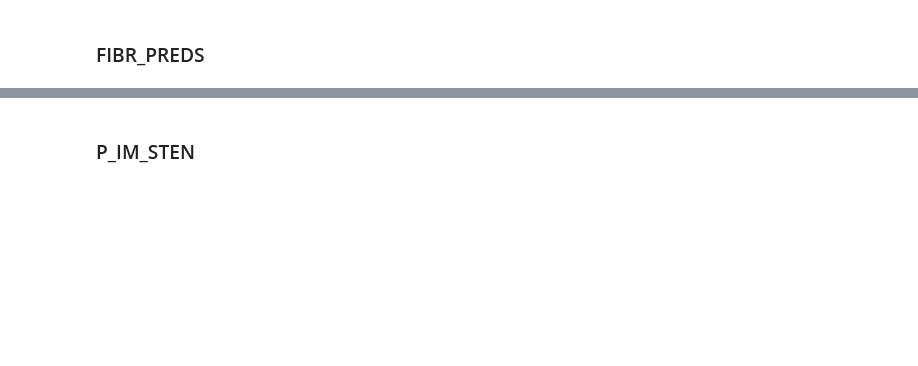
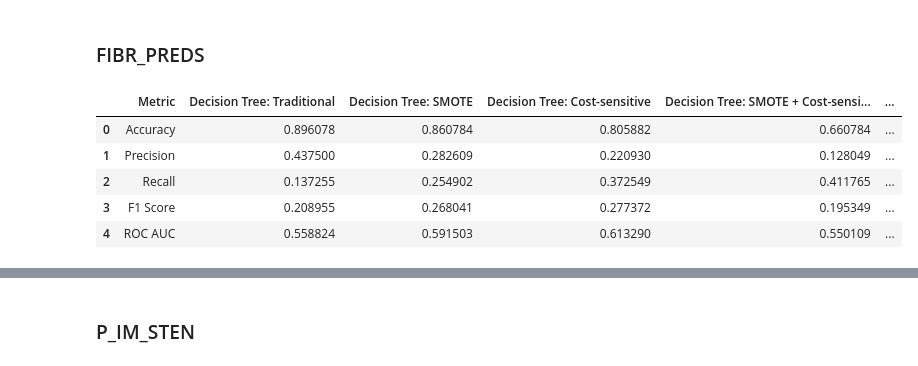
Before and after one commit to danghaidang04/Myocardial_Infraction_Complications_Analysis, a Jupyter notebook: DecisionTree.ipynb, the cells around one changed output, grey strips where cells are left out. Saved outputs shown, nothing was run; the diff lists cells and outputs as text; code cells hidden in the pictures; blank space fills up the shorter version.

```diff
--- a/DecisionTree.ipynb
+++ b/DecisionTree.ipynb
@@ -940,11 +808,10 @@ learning_curve_graph(best_model, X_train, y_train)
 # %% [markdown]
 #### Grid search
 # %%
-
-# Write random forest grid search here
+%%script false --no-raise-error # Remove if you want to run grid search
 # Define the pipeline
 pipeline = Pipeline(steps=[
-    ('smote', SMOTE(random_state=0)),
+    # ('smote', SMOTE(random_state=0)),
     ('model', RandomForestClassifier(random_state=0))
 ])
 
@@ -956,21 +823,11 @@ class_weights_rec_im = {0: 1, 1: y[3].value_counts()[0] / y[3].value_counts()[1]
 class_weights_otek_lanc = {0: 1, 1: y[4].value_counts()[0] / y[4].value_counts()[1]}
 weights = [class_weights_zsn, class_weights_fibr_preds, class_weights_p_im_sten, class_weights_rec_im, class_weights_otek_lanc]
 
-best_alphas = []
-# Post pruning
-for i in range(len(y)):
-  path = DecisionTreeClassifier(random_state=0, class_weight=weights[i]).cost_complexity_pruning_path(X_train[i], y_train[i])
-  ccp_alphas, impurities = path.ccp_alphas, path.impurities
-  best_alphas.append(ccp_alphas)
-
 # Define the hyperparameters
 param_grid = {
-    # 'smote__sampling_strategy': [0.4, 0.5, 0.6, 0.65, 0.7, 0.75, 0.8, 0.85, 0.9, 1.0],
-    'model__n_estimators': [25, 50, 75],
-    # 'model__max_depth': range(3, 10, 1),
-    'model__min_samples_split': range(5, 60, 5),
-    # 'model__min_samples_leaf': range(5, 40, 5),
-    # 'model__class_weight': [{0: 1, 1: 3}, {0: 1, 1: 3.5}, {0: 1, 1: 9}, {0: 1, 1: 9.5}, {0: 1, 1: 10}, {0: 1, 1: 10.5}, {0: 1, 1: 11}],
+    'model__n_estimators': [50, 100, 150],
+    'model__max_depth': range(3, 10, 1),
+    'model__min_samples_leaf': range(10, 40, 5),
 }
 
 # Define cross validation method
@@ -980,11 +837,10 @@ cv = StratifiedKFold(n_splits=10, shuffle=True, random_state=0)
 best_model = []
 best_params = []
 
-for i in range(len(y)):
-    param_grid["model__ccp_alpha"] = best_alphas[i]
+for i in [2]:
     param_grid["model__class_weight"] = [weights[i]]
     # Define the grid search
-    grid_search = GridSearchCV(pipeline, param_grid, cv=cv, scoring='roc_auc')
+    grid_search = GridSearchCV(pipeline, param_grid, cv=cv, scoring='roc_auc', verbose=2)
     grid_search.fit(X_train[i], y_train[i])
     best_model.append(grid_search.best_estimator_)
     best_params.append(grid_search.best_params_)
@@ -994,7 +850,6 @@ for i in range(len(y)):
     print(f"train score: {roc_auc_score(y_train[i], best_model[i].predict(X_train[i]))}", "\n")
     print(f"test score: {roc_auc_score(y_test[i], best_model[i].predict(X_test[i]))}", "\n")
 
-    del param_grid["model__ccp_alpha"]
     del param_grid["model__class_weight"]
 model_RF = best_model
 %store model_RF
@@ -1003,11 +858,15 @@ model_RF = best_model
 # %%
 # Train table example for 5 targets
 best_model = []
-best_params = []
+best_params = [{'model__class_weight': {0: 1, 1: 3.314720812182741}, 'model__max_depth': 4, 'model__n_estimators': 150},
+               {'model__class_weight': {0: 1, 1: 9.0}, 'model__max_depth': 3, 'model__n_estimators': 50},
+               {'model__class_weight': {0: 1, 1: 10.486486486486486}, 'model__max_depth': 5, 'model__min_samples_leaf': 15, 'model__n_estimators': 100},
+               {'model__class_weight': {0: 1, 1: 9.69182389937107}, 'model__min_samples_leaf': 10, 'model__min_samples_split': 40, 'model__n_estimators': 50},
+               {'model__class_weight': {0: 1, 1: 9.69182389937107}, 'model__max_depth': 4, 'model__n_estimators': 150}]
 
 for i in range(len(y)):
     pipeline = Pipeline(steps=[
-        ('smote', SMOTE(random_state=0)),
+        # ('smote', SMOTE(random_state=0)),
         ('model', RandomForestClassifier(random_state=0))
     ])
     pipeline.set_params(**best_params[i])
@@ -1078,12 +978,20 @@ test_RF_conf[["Metric", "ZSN"]]
 ### FIBR_PREDS
 # %%
 test_fibr_preds = {"Metric": ["Accuracy", "Precision", "Recall", "F1 Score", "ROC AUC"],
+                   "Decision Tree: Traditional": test["FIBR_PREDS"],
                     "Decision Tree: SMOTE": test_SMOTE_balanced["FIBR_PREDS"],
                     "Decision Tree: Cost-sensitive": test_cost_sensitive["FIBR_PREDS"],
                     "Decision Tree: SMOTE + Cost-sensitive": test_SMOTE_cost_sensitive["FIBR_PREDS"],
                     "Random Forest: SMOTE": test_RF["FIBR_PREDS"]}
 test_fibr_preds = pd.DataFrame(test_fibr_preds)
 test_fibr_preds.columns = ["Metric", "Decision Tree: Traditional", "Decision Tree: SMOTE", "Decision Tree: Cost-sensitive", "Decision Tree: SMOTE + Cost-sensitive", "Random Forest: SMOTE"]
 
 test_fibr_preds
+# %% [output]
+|  | Metric | Decision Tree: Traditional | Decision Tree: SMOTE | Decision Tree: Cost-sensitive | Decision Tree: SMOTE + Cost-sensi... | ... |
+| 0 | Accuracy | 0.896078 | 0.860784 | 0.805882 | 0.660784 | ... |
+| 1 | Precision | 0.437500 | 0.282609 | 0.220930 | 0.128049 | ... |
+| 2 | Recall | 0.137255 | 0.254902 | 0.372549 | 0.411765 | ... |
+| 3 | F1 Score | 0.208955 | 0.268041 | 0.277372 | 0.195349 | ... |
+| 4 | ROC AUC | 0.558824 | 0.591503 | 0.613290 | 0.550109 | ... |
 # %%
```
Also changed, not shown: parts of 47 cells of this notebook.
